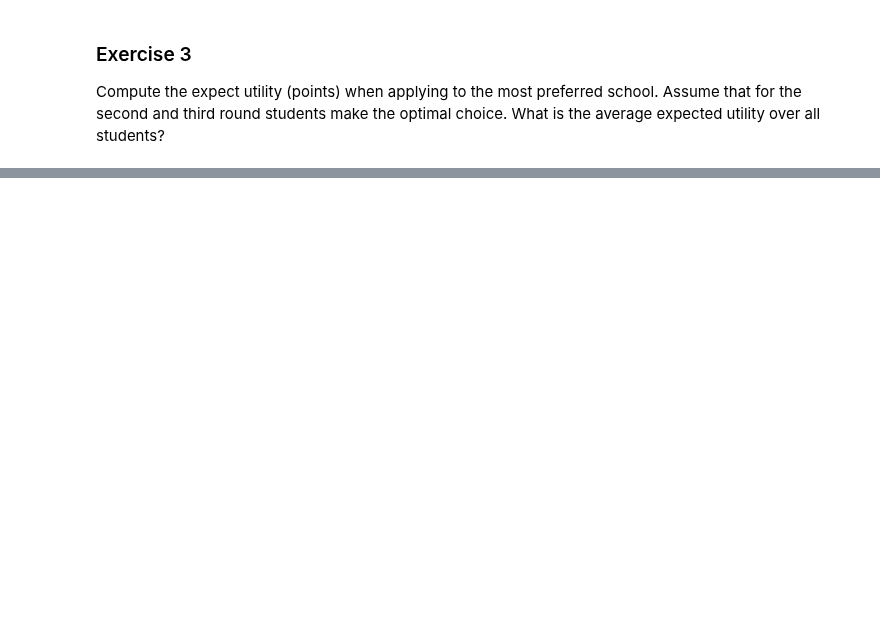
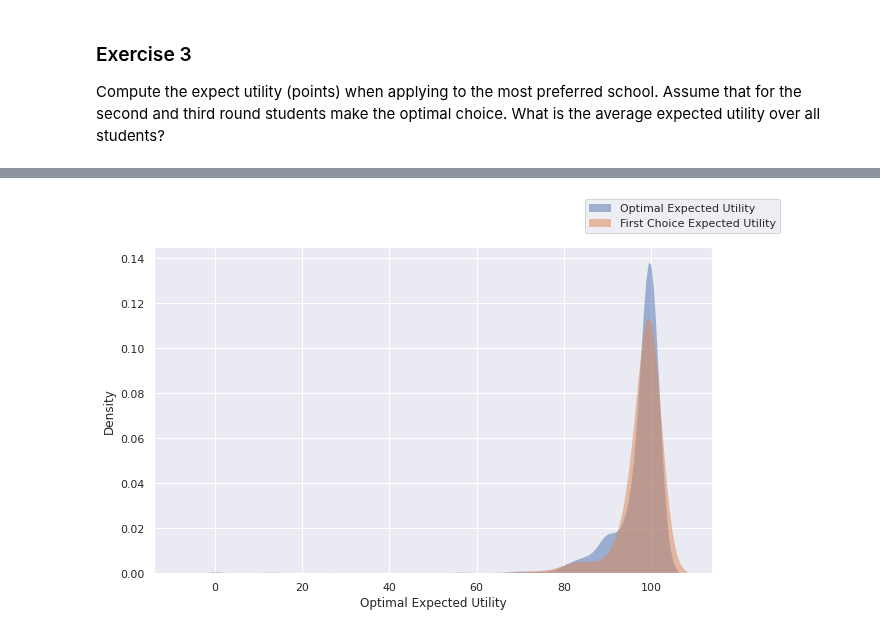
Before and after one commit to NoFishLikeIan/tinbergen, a Jupyter notebook: homework/adv_gametheory/five/rol.ipynb, the cells around one changed output, grey strips where cells are left out. Cells and saved outputs as stored; diff of their text form; code cells hidden in the pictures; blank space fills up the shorter version.

```diff
--- a/homework/adv_gametheory/five/rol.ipynb
+++ b/homework/adv_gametheory/five/rol.ipynb
@@ -209,0 +210,9 @@ probabilities).
+# %%
+opt_choice1 = np.argmax(eu_round1, axis = 1) # Get the argmax of the second round optimization
+
+P_first_round_opt = prob_round1[students_idxs, opt_choice1] # Get the probability of the first round optimum choice
+first_round_opt = eu_round1[students_idxs, opt_choice1] # Get the expected utility of the first round optimum choice
+# %%
+choices = ["First", "Second", "Third", "Fourth"]
+
+df["Optimal Choice"] = [choices[c] for c in opt_choice1]
@@ -209,0 +228,7 @@ probabilities).
+# %%
+opt_expected_utility = \
+    first_round_opt + \
+        (1 - P_first_round_opt) * (second_round + \
+            (1 - P_second_round) * third_round)
+
+df["Optimal Expected Utility"] = opt_expected_utility
@@ -209,0 +250,3 @@ probabilities).
+# %%
+col_utilities = ["Optimal Expected Utility", "First Choice Expected Utility"]
+df[col_utilities].describe()
@@ -209,0 +263,17 @@ probabilities).
+# %%
+fig, ax = plt.subplots(figsize = (10, 6))
+
+sns.kdeplot(
+        data=df, x=col_utilities[0],
+        alpha=.5, linewidth=0., fill=True,
+        label = col_utilities[0], ax=ax)
+
+sns.kdeplot(
+        data=df, x=col_utilities[1],
+        alpha=.5, linewidth=0., fill=True,
+        label=col_utilities[1], ax=ax)
+
+fig.legend()
+fig.show()
+# %% [output]
+[figure, added]
```
Also changed, not shown: parts of 41 cells of this notebook.
